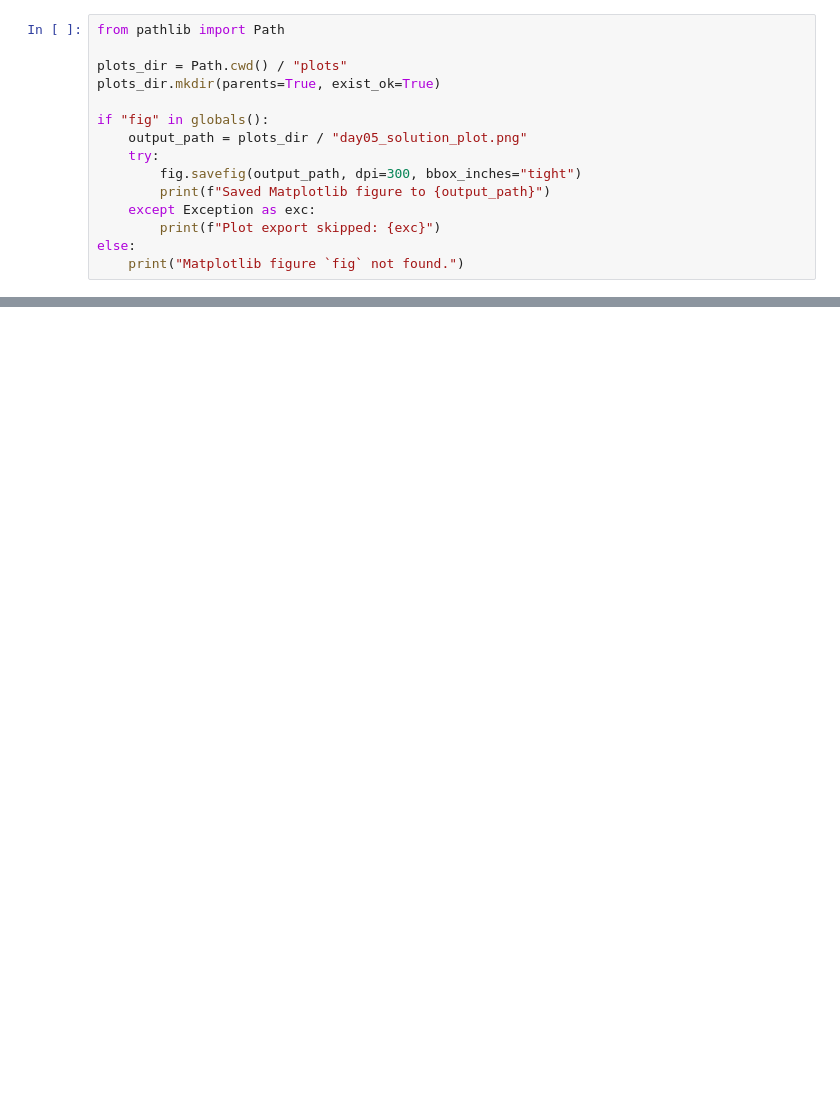
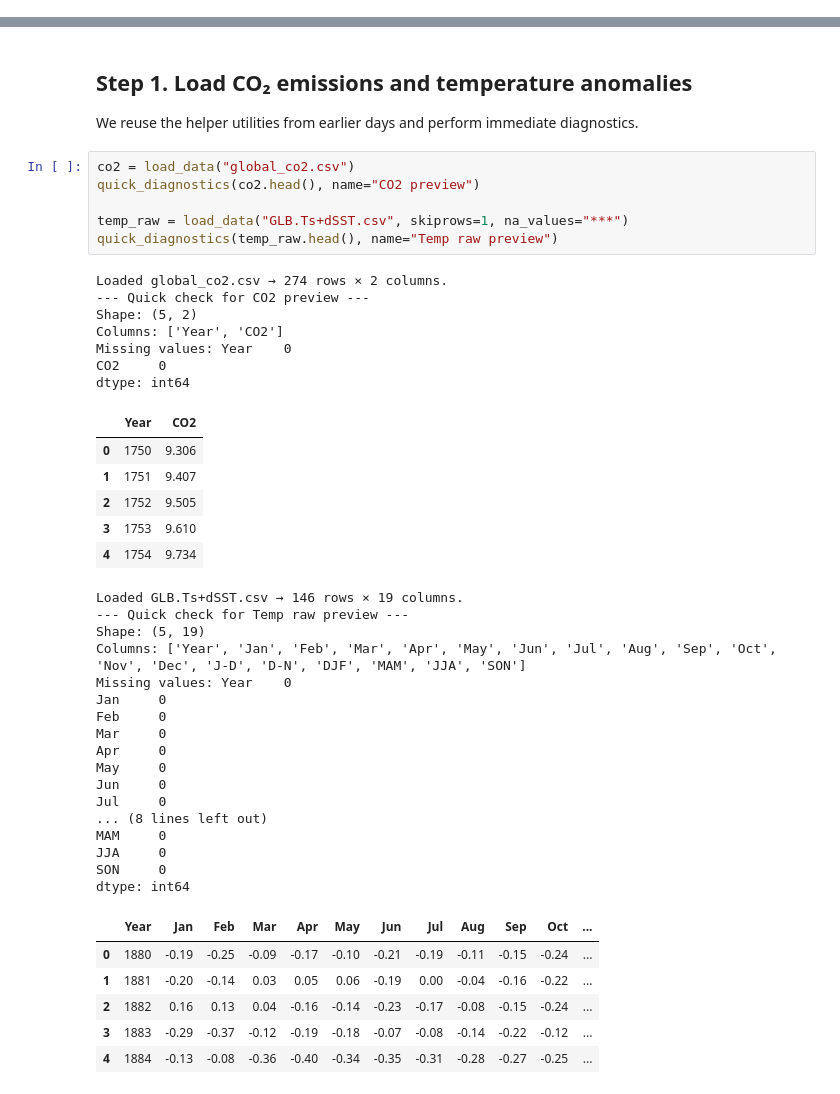
Before and after one commit to DavidLangworthy/ds4s, a Jupyter notebook: days/day05/solution/day05_solution.ipynb, the cells around one changed output, grey strips where cells are left out. Cells and saved outputs as stored; diff of their text form; blank space fills up the shorter version.

```diff
--- a/days/day05/solution/day05_solution.ipynb
+++ b/days/day05/solution/day05_solution.ipynb
@@ -230,15 +4,0 @@ plt.show()
-# %%
-from pathlib import Path
-
-plots_dir = Path.cwd() / "plots"
-plots_dir.mkdir(parents=True, exist_ok=True)
-
-if "fig" in globals():
-    output_path = plots_dir / "day05_solution_plot.png"
-    try:
-        fig.savefig(output_path, dpi=300, bbox_inches="tight")
-        print(f"Saved Matplotlib figure to {output_path}")
-    except Exception as exc:
-        print(f"Plot export skipped: {exc}")
-else:
-    print("Matplotlib figure `fig` not found.")
@@ -244,0 +122,46 @@ else:
+# %% [markdown]
+## Step 1. Load CO₂ emissions and temperature anomalies
+We reuse the helper utilities from earlier days and perform immediate diagnostics.
+# %%
+co2 = load_data("global_co2.csv")
+quick_diagnostics(co2.head(), name="CO2 preview")
+
+temp_raw = load_data("GLB.Ts+dSST.csv", skiprows=1, na_values="***")
+quick_diagnostics(temp_raw.head(), name="Temp raw preview")
+# %% [output]
+Loaded global_co2.csv → 274 rows × 2 columns.
+--- Quick check for CO2 preview ---
+Shape: (5, 2)
+Columns: ['Year', 'CO2']
+Missing values: Year    0
+CO2     0
+dtype: int64
+|  | Year | CO2 |
+| 0 | 1750 | 9.306 |
+| 1 | 1751 | 9.407 |
+| 2 | 1752 | 9.505 |
+| 3 | 1753 | 9.610 |
+| 4 | 1754 | 9.734 |
+Loaded GLB.Ts+dSST.csv → 146 rows × 19 columns.
+--- Quick check for Temp raw preview ---
+Shape: (5, 19)
+Columns: ['Year', 'Jan', 'Feb', 'Mar', 'Apr', 'May', 'Jun', 'Jul', 'Aug', 'Sep', 'Oct', 'Nov', 'Dec', 'J-D', 'D-N', 'DJF', 'MAM', 'JJA', 'SON']
+Missing values: Year    0
+Jan     0
+Feb     0
+Mar     0
+Apr     0
+May     0
+Jun     0
+Jul     0
+... (8 lines left out)
+MAM     0
+JJA     0
+SON     0
+dtype: int64
+|  | Year | Jan | Feb | Mar | Apr | May | Jun | Jul | Aug | Sep | Oct | ... |
+| 0 | 1880 | -0.19 | -0.25 | -0.09 | -0.17 | -0.10 | -0.21 | -0.19 | -0.11 | -0.15 | -0.24 | ... |
+| 1 | 1881 | -0.20 | -0.14 | 0.03 | 0.05 | 0.06 | -0.19 | 0.00 | -0.04 | -0.16 | -0.22 | ... |
+| 2 | 1882 | 0.16 | 0.13 | 0.04 | -0.16 | -0.14 | -0.23 | -0.17 | -0.08 | -0.15 | -0.24 | ... |
+| 3 | 1883 | -0.29 | -0.37 | -0.12 | -0.19 | -0.18 | -0.07 | -0.08 | -0.14 | -0.22 | -0.12 | ... |
+| 4 | 1884 | -0.13 | -0.08 | -0.36 | -0.40 | -0.34 | -0.35 | -0.31 | -0.28 | -0.27 | -0.25 | ... |
```
Also changed, not shown: parts of 23 cells of this notebook, 4 other files.
